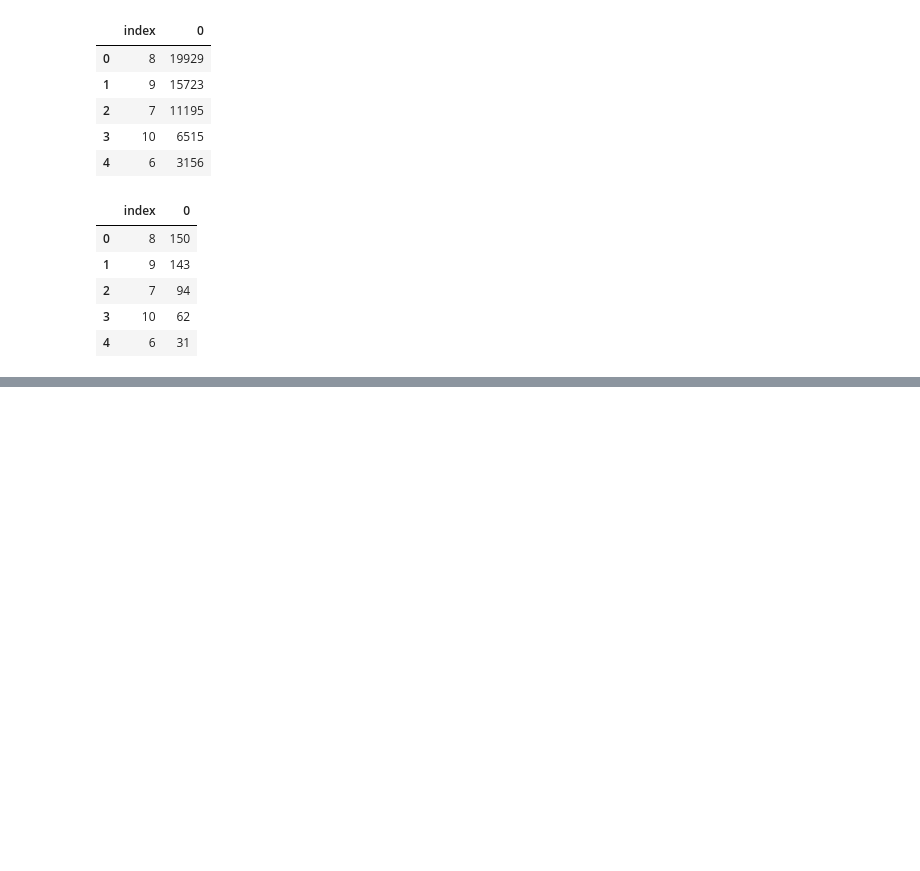
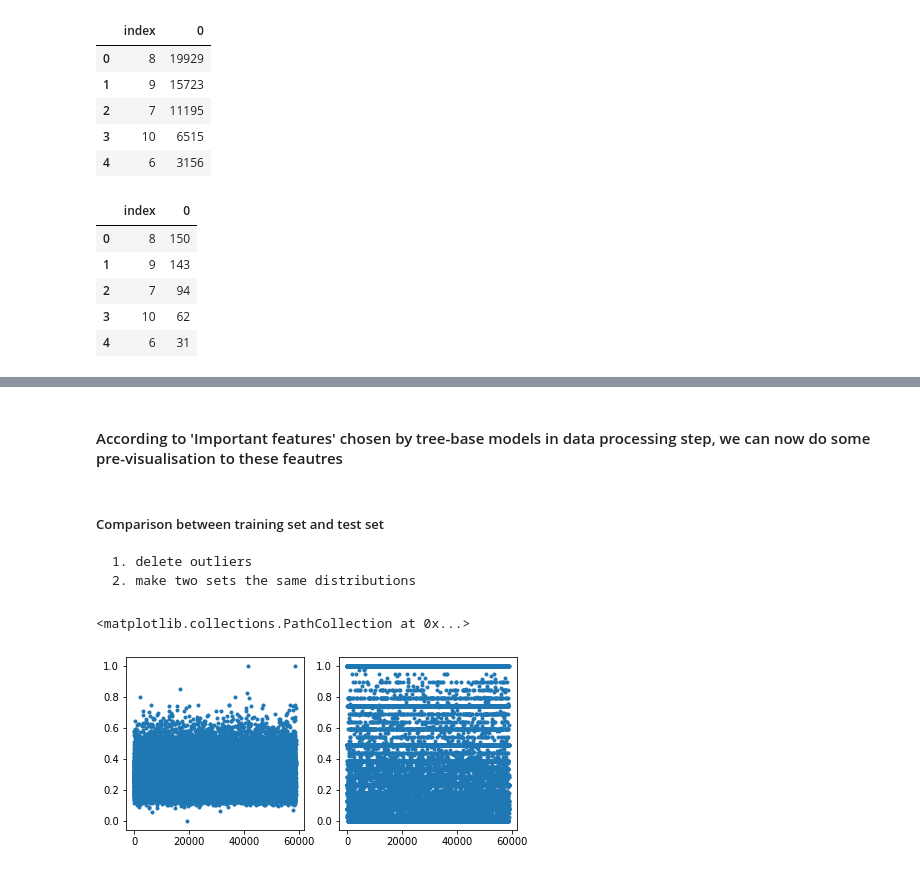
Before and after one commit to xuanlongORZ/Groupe4-Big_data_projet, a Jupyter notebook: EDA.ipynb, the cells around one changed output, grey strips where cells are left out. Saved outputs shown, nothing was run; the diff lists cells and outputs as text; code cells hidden in the pictures; blank space fills up the shorter version.

```diff
--- a/EDA.ipynb
+++ b/EDA.ipynb
@@ -314,0 +333,19 @@ test_null_distribution.plot.scatter(x='index',y=0)
+# %% [markdown]
+#### According to 'Important features' chosen by tree-base models in data processing step, we can now do some pre-visualisation to these feautres
+# %% [markdown]
+##### Comparison between training set and test set
+    1. delete outliers
+    2. make two sets the same distributions
+# %%
+# Wt
+plt.rcParams['figure.figsize'] = (7, 7)
+index = X_train.index.tolist()
+X_train['index'] = index
+plt.subplot(2,2,1)
+plt.scatter(x=X_train.index,y=X_train.Wt,marker='.')
+# Product_Info_4
+plt.subplot(2,2,2)
+plt.scatter(x=X_train.index,y=X_train.Product_Info_4,marker='.')
+# %% [output]
+<matplotlib.collections.PathCollection at 0x...>
+[figure, added]
```
Also changed, not shown: parts of 37 cells of this notebook.
